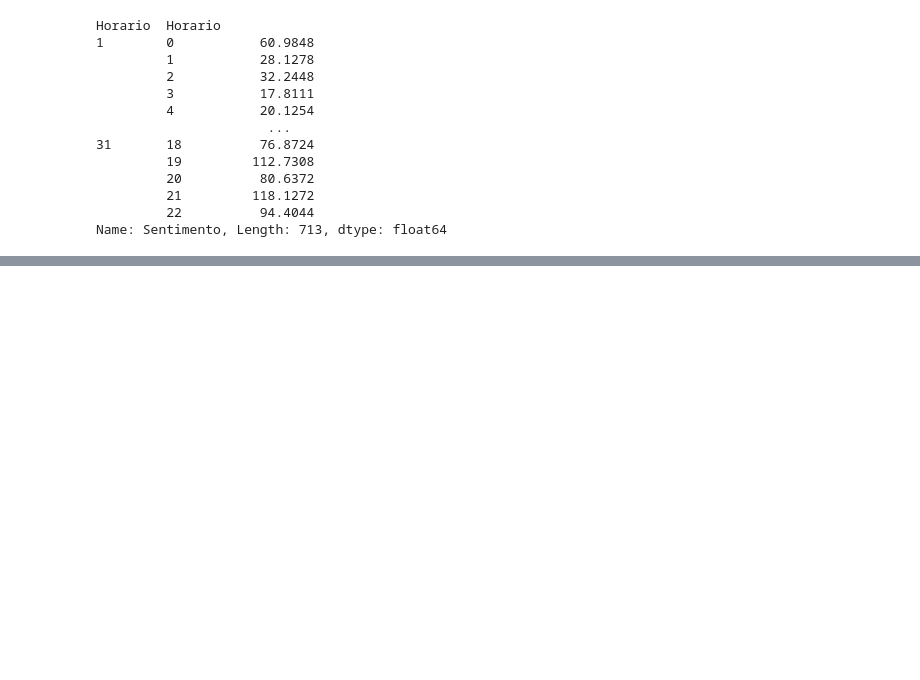
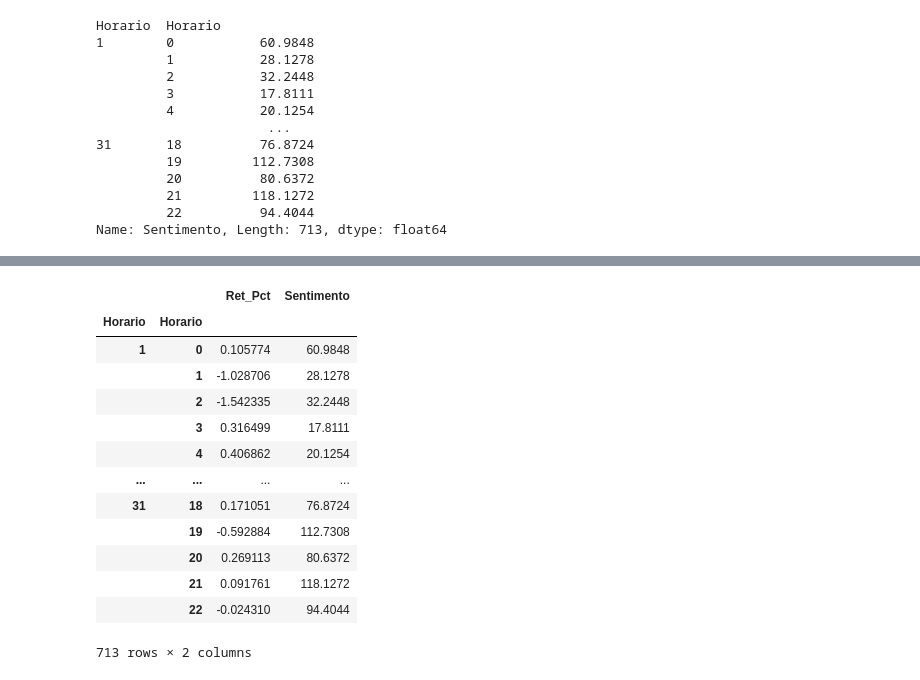
Before and after one commit to thcoelho/Social_Media_And_Financial_Markets, a Jupyter notebook: Analise_Exploratoria.ipynb, the cells around one changed output, grey strips where cells are left out. Drawn from its saved outputs; the diff is of its cells as text; code cells hidden in the pictures; blank space fills up the shorter version.

```diff
--- a/Analise_Exploratoria.ipynb
+++ b/Analise_Exploratoria.ipynb
@@ -185,0 +196,4 @@ regplot(x=Dados["Sentimento"], y=Dados["Ret_Pct"], scatter=False, fit_reg=True)
+# %%
+# Manter somente dados para 02/Mar até 02/Abr
+Dados = Dados.loc["2022-03-02":"2022-04-02"]
+Dados.index.min(), Dados.index.max()
@@ -186,6 +203,7 @@ regplot(x=Dados["Sentimento"], y=Dados["Ret_Pct"], scatter=False, fit_reg=True)
 # %%
 # Agrupar por dia e hora e calcular a soma dos sentimentos para cada substrato de tempo
-Dados.groupby([Dados.index.day, Dados.index.hour])["Sentimento"].sum()
+Sent_Hora = Dados.groupby([Dados.index.day, Dados.index.hour])["Sentimento"].sum()
+Sent_Hora
 # %% [output]
 Horario  Horario
 1        0           60.9848
@@ -200,3 +218,7 @@ Horario  Horario
          21         118.1272
          22          94.4044
 Name: Sentimento, Length: 713, dtype: float64
+# %%
+# Agrupar precos por data e hora
+Retorno_Hora = Dados.groupby([Dados.index.day, Dados.index.hour])["Ret_Pct"].mean()
+Retorno_Hora
@@ -202,0 +239,19 @@ Name: Sentimento, Length: 713, dtype: float64
+# %%
+# DataFrame com novos dados agregados
+Dados_Agg = pd.merge(Retorno_Hora, Sent_Hora, left_index=True, right_index=True)
+Dados_Agg
+# %% [output]
+|  |  | Ret_Pct | Sentimento |
+| Horario | Horario |  |  |
+| 1 | 0 | 0.105774 | 60.9848 |
+|  | 1 | -1.028706 | 28.1278 |
+|  | 2 | -1.542335 | 32.2448 |
+|  | 3 | 0.316499 | 17.8111 |
+|  | 4 | 0.406862 | 20.1254 |
+| ... | ... | ... | ... |
+| 31 | 18 | 0.171051 | 76.8724 |
+|  | 19 | -0.592884 | 112.7308 |
+|  | 20 | 0.269113 | 80.6372 |
+|  | 21 | 0.091761 | 118.1272 |
+|  | 22 | -0.024310 | 94.4044 |
+713 rows × 2 columns
```
Also changed, not shown: parts of 11 cells of this notebook, 1 other file.
